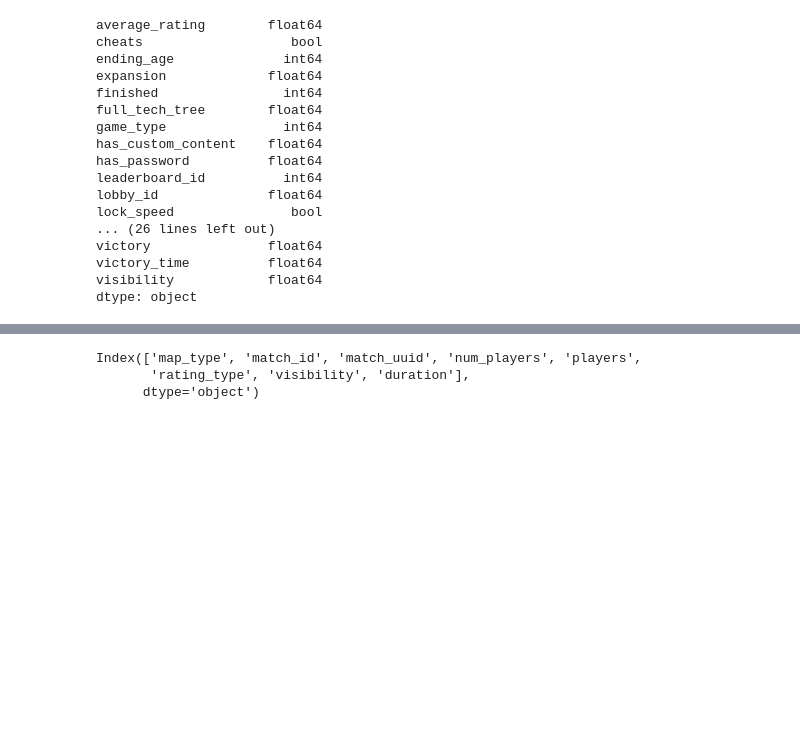
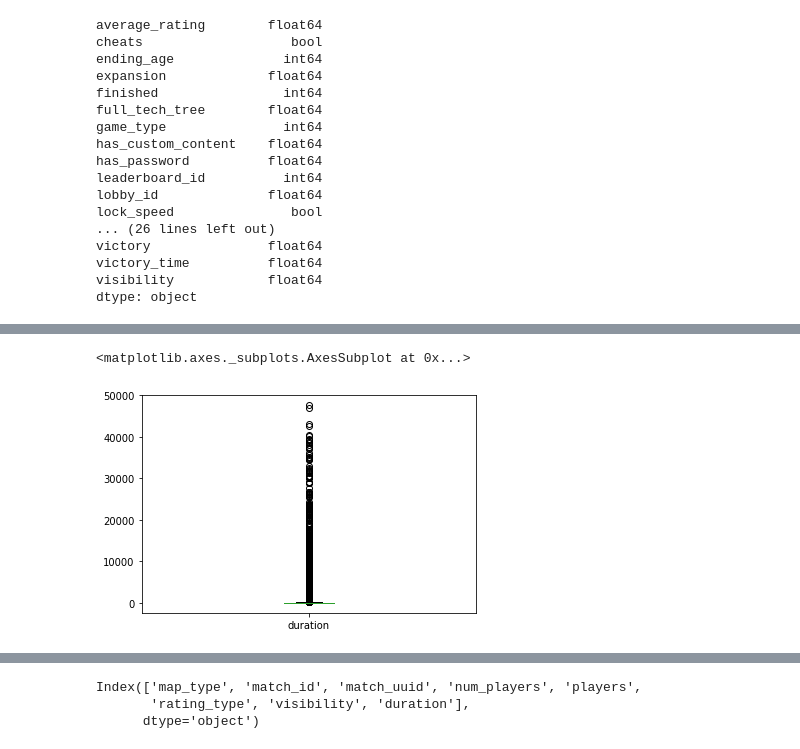
Before and after one commit to JosueFidelis/TA_GDI, a Jupyter notebook: data_source/matches_useful_data_filter.ipynb, the cells around one changed output, grey strips where cells are left out. Saved outputs shown, nothing was run; the diff lists cells and outputs as text; code cells hidden in the pictures; blank space fills up the shorter version.

```diff
--- a/data_source/matches_useful_data_filter.ipynb
+++ b/data_source/matches_useful_data_filter.ipynb
@@ -32,0 +54,5 @@ dtype: object
+# %%
+df_without_cheats['duration'].plot.box()
+# %% [output]
+<matplotlib.axes._subplots.AxesSubplot at 0x...>
+[figure, added]
```
Also changed, not shown: parts of 25 cells of this notebook, 7 other files.
